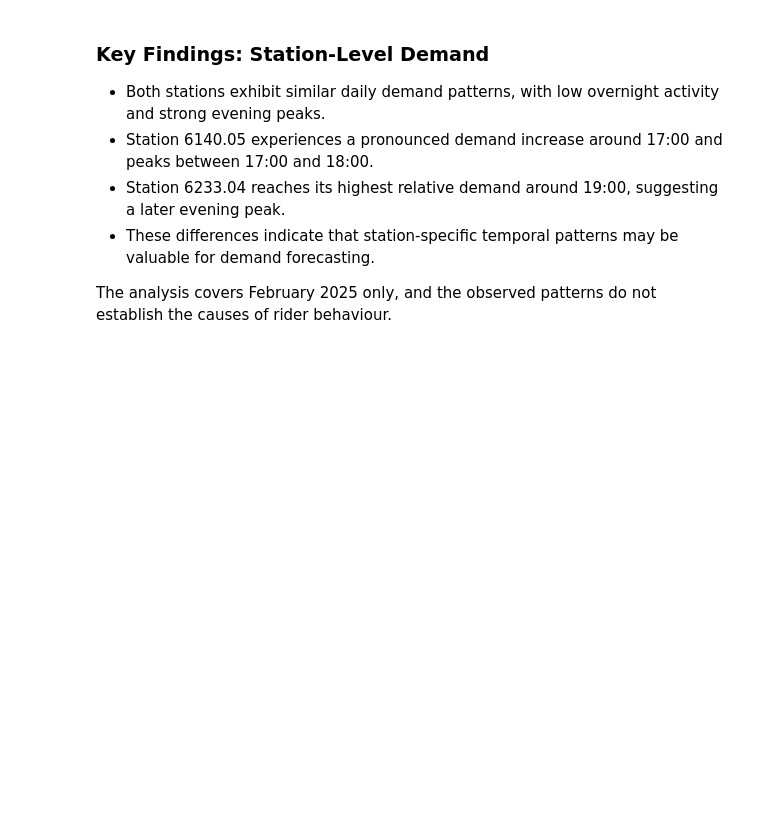
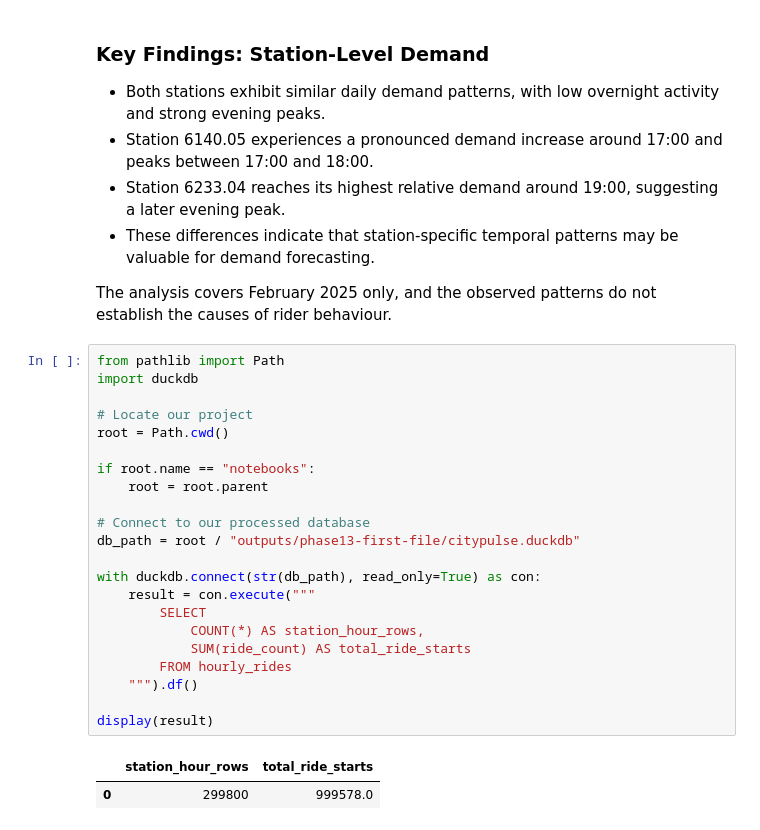
Before and after one commit to sanjeevani1193/CityPulse-AI, a Jupyter notebook: notebooks/01_data_exploration.ipynb, the cells around one changed output. Drawn from its saved outputs; the diff is of its cells as text; blank space fills up the shorter version.

Commit message:
Complete Phase 1 real-data ETL and validation

```diff
--- a/notebooks/01_data_exploration.ipynb
+++ b/notebooks/01_data_exploration.ipynb
@@ -455,3 +455,28 @@ plt.show()
 
 The analysis covers February 2025 only, and the observed
 patterns do not establish the causes of rider behaviour.
+# %%
+from pathlib import Path
+import duckdb
+
+# Locate our project
+root = Path.cwd()
+
+if root.name == "notebooks":
+    root = root.parent
+
+# Connect to our processed database
+db_path = root / "outputs/phase13-first-file/citypulse.duckdb"
+
+with duckdb.connect(str(db_path), read_only=True) as con:
+    result = con.execute("""
+        SELECT
+            COUNT(*) AS station_hour_rows,
+            SUM(ride_count) AS total_ride_starts
+        FROM hourly_rides
+    """).df()
+
+display(result)
+# %% [output]
+|  | station_hour_rows | total_ride_starts |
+| 0 | 299800 | 999578.0 |
```
Also changed, not shown: 12 other files.
